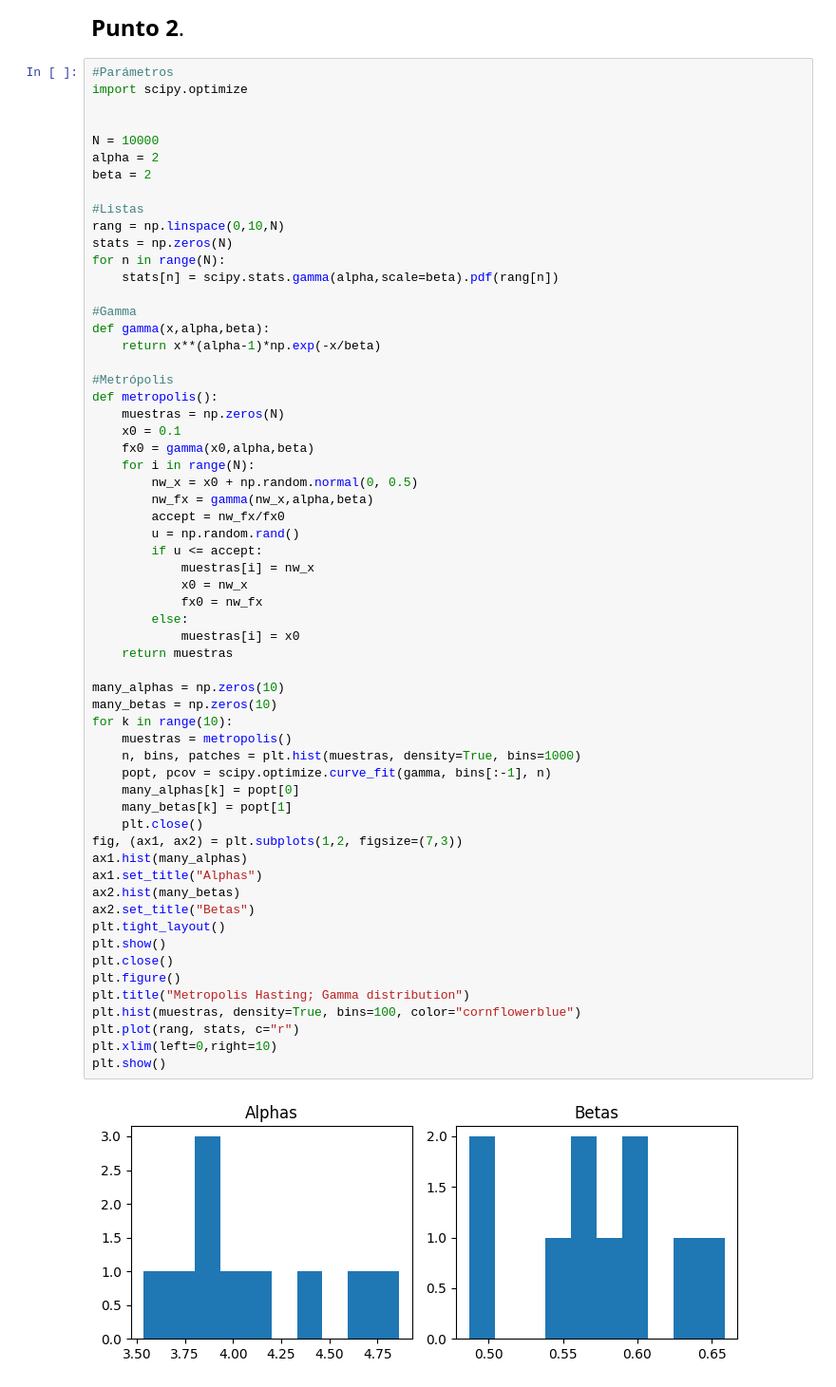
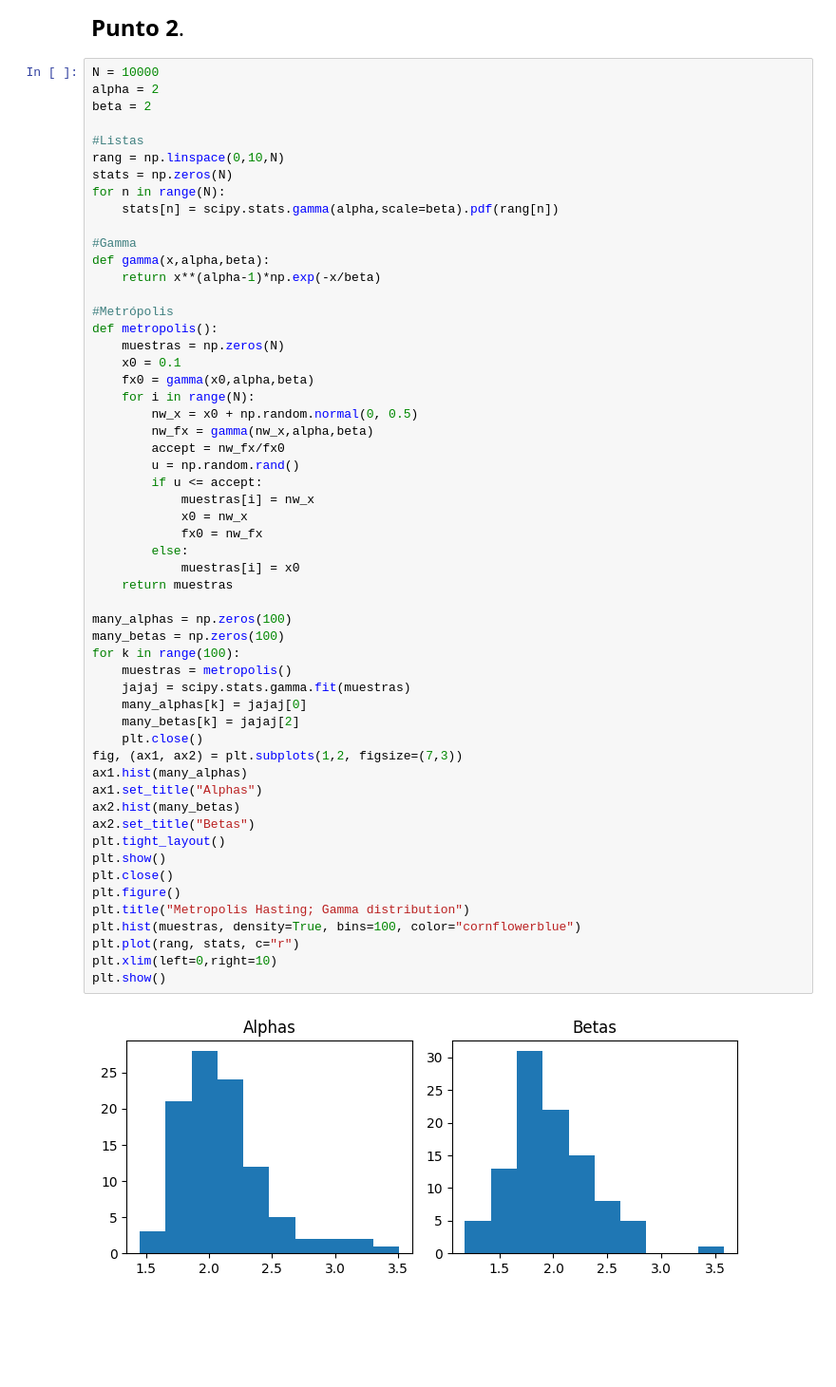
Before and after one commit to danielF235/Met-Comp2-G15, a Jupyter notebook: taller5.ipynb, the cells around one changed output. Shown at 95% size. Drawn from its saved outputs; the diff is of its cells as text; blank space fills up the shorter version.

```diff
--- a/taller5.ipynb
+++ b/taller5.ipynb
@@ -65,10 +65,6 @@ Interpretar resultados #1
 # %% [markdown]
 <font size="5">**Punto 2**.</font>
 # %%
-#Parámetros
-import scipy.optimize
-
-
 N = 10000
 alpha = 2
 beta = 2
@@ -91,38 +87,37 @@ def metropolis():
     for i in range(N):
         nw_x = x0 + np.random.normal(0, 0.5)
         nw_fx = gamma(nw_x,alpha,beta)
         accept = nw_fx/fx0
         u = np.random.rand()
         if u <= accept:
             muestras[i] = nw_x
             x0 = nw_x
             fx0 = nw_fx
         else:
             muestras[i] = x0
     return muestras
 
-many_alphas = np.zeros(10)
-many_betas = np.zeros(10)
-for k in range(10):
+many_alphas = np.zeros(100)
+many_betas = np.zeros(100)
+for k in range(100):
     muestras = metropolis()
-    n, bins, patches = plt.hist(muestras, density=True, bins=1000)
-    popt, pcov = scipy.optimize.curve_fit(gamma, bins[:-1], n)
-    many_alphas[k] = popt[0]
-    many_betas[k] = popt[1]
+    jajaj = scipy.stats.gamma.fit(muestras)
+    many_alphas[k] = jajaj[0]
+    many_betas[k] = jajaj[2]
     plt.close()
 fig, (ax1, ax2) = plt.subplots(1,2, figsize=(7,3))
 ax1.hist(many_alphas)
 ax1.set_title("Alphas")
 ax2.hist(many_betas)
 ax2.set_title("Betas")
 plt.tight_layout()
 plt.show()
 plt.close()
 plt.figure()
 plt.title("Metropolis Hasting; Gamma distribution")
 plt.hist(muestras, density=True, bins=100, color="cornflowerblue")
 plt.plot(rang, stats, c="r")
 plt.xlim(left=0,right=10)
 plt.show()
 # %% [output]
-[figure, old version]
+[figure, new version]
```
Also changed, not shown: parts of 5 cells of this notebook.
